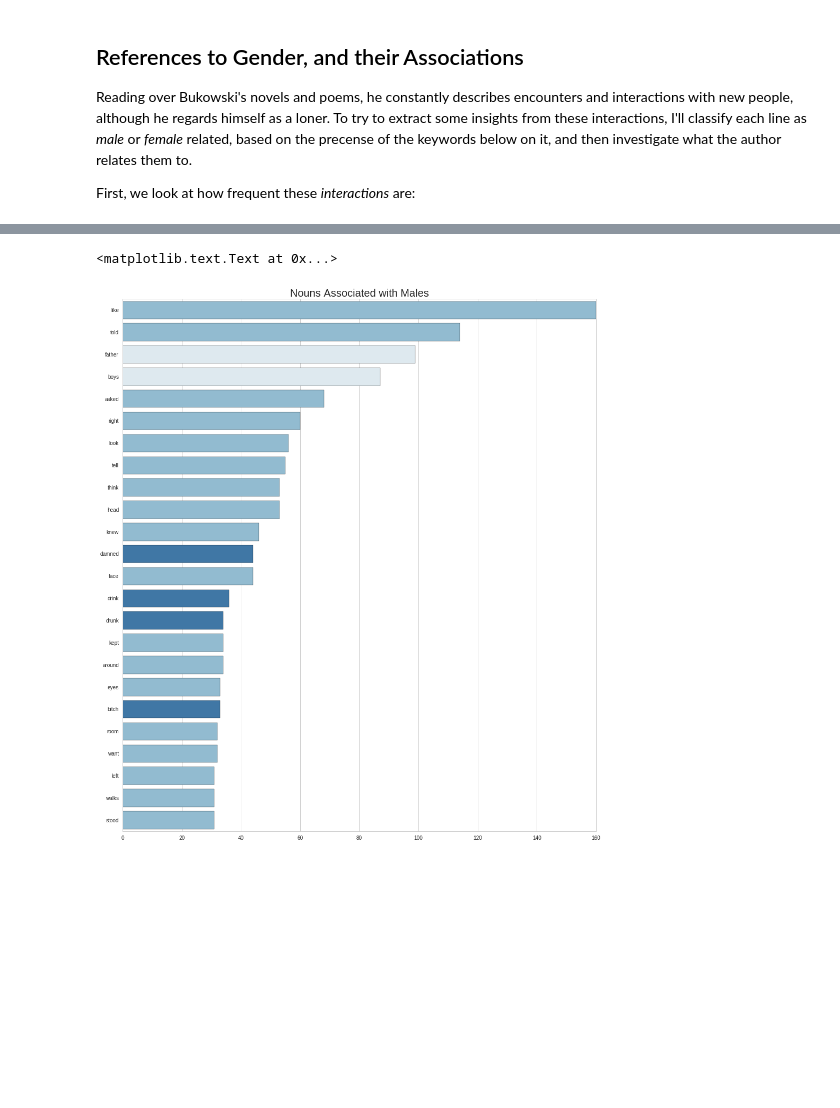
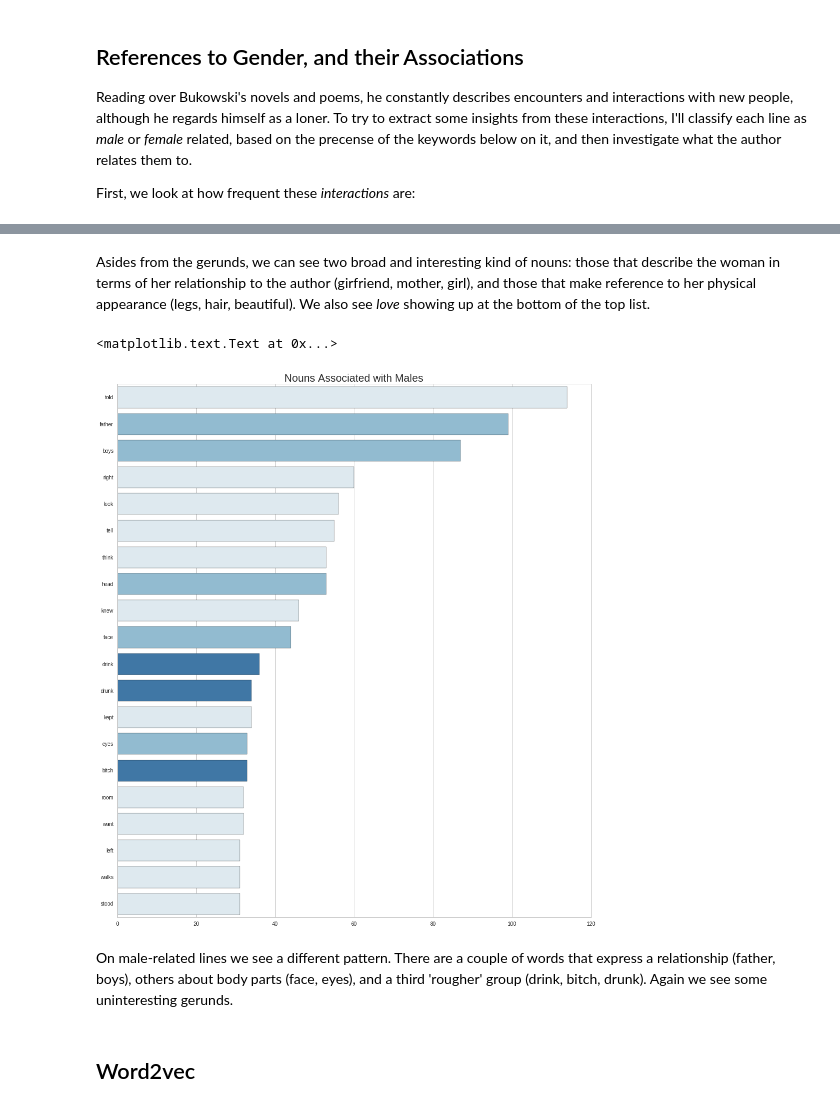
Before and after one commit to masta-g3/summer_networks, a Jupyter notebook: bukowski_networks/sentiment_bukowski.ipynb, the cells around one changed output, grey strips where cells are left out. Saved outputs shown, nothing was run; the diff lists cells and outputs as text; code cells hidden in the pictures; blank space fills up the shorter version.

```diff
--- a/bukowski_networks/sentiment_bukowski.ipynb
+++ b/bukowski_networks/sentiment_bukowski.ipynb
@@ -111,11 +115,11 @@ About 15% of the lines make reference to some sort of human interaction. I expec
 # %%
 f_words = pd.DataFrame({ \
-    'word' : [pair[0][0] for pair in f_counts.most_common() if ('N' in pair[0][1] and pair[1] > 30)], \
-    'count' : [pair[1] for pair in f_counts.most_common() if ('N' in pair[0][1] and pair[1] > 30)] \
+    'word' : [pair[0][0] for pair in f_counts.most_common() if ('NN' in pair[0][1] and pair[1] > 30)], \
+    'count' : [pair[1] for pair in f_counts.most_common() if ('NN' in pair[0][1] and pair[1] > 30)] \
                        })
 
 ## Manual word labels.
-f_words['type'] = [1,1,1,1,1,1,0,0,1,1,0,0,0,2,2,0,2,2,0,1]
+f_words['type'] = [1,1,1,1,1,1,0,1,1,0,0,2,2,0,2,2,0,1]
 
 ## Get only non-neutral words.
 ix = f_words.word
@@ -136,25 +140,31 @@ plt.xlabel('')
+# %% [markdown]
+Asides from the gerunds, we can see two broad and interesting kind of nouns: those that describe the woman in terms of her relationship to the author (girfriend, mother, girl), and those that make reference to her physical appearance (legs, hair, beautiful). We also see *love* showing up at the bottom of the top list.
 # %%
 m_words = pd.DataFrame({ \
-    'word' : [pair[0][0] for pair in m_counts.most_common() if ('N' in pair[0][1] and pair[1] > 30)], \
-    'count' : [pair[1] for pair in m_counts.most_common() if ('N' in pair[0][1] and pair[1] > 30)] \
+    'word' : [pair[0][0] for pair in m_counts.most_common() if ('NN' in pair[0][1] and pair[1] > 30)], \
+    'count' : [pair[1] for pair in m_counts.most_common() if ('NN' in pair[0][1] and pair[1] > 30)] \
                        })
 
 ## Manual word labels.
-m_words['type'] = [1,1,2,2,1,1,1,1,1,1,1,0,1,0,0,1,1,1,0,1,1,1,1,1]
+m_words['type'] = [2,1,1,2,2,2,2,1,2,1,0,0,2,1,0,2,2,2,2,2]
 
 ## Get only non-neutral words.
 ix = m_words.word
 m_words = m_words.pivot(index='word', columns='type', values='count').reindex(ix)
 
 i=0
 for col in m_words.columns:
     sns.barplot(x=col, y='word', data=m_words.reset_index(), \
                 color=palette[-i-1], order=m_words.index)
     i+=1
 
 plt.title('Nouns Associated with Males')
 plt.ylabel('')
 plt.xlabel('')
 # %% [output]
 <matplotlib.text.Text at 0x...>
-[figure, old version]
+[figure, new version]
+# %% [markdown]
+On male-related lines we see a different pattern. There are a couple of words that express a relationship (father, boys), others about body parts (face, eyes), and a third 'rougher' group (drink, bitch, drunk). Again we see some uninteresting gerunds.
+# %% [markdown]
+## Word2vec
```
Also changed, not shown: parts of 11 cells of this notebook, 5 other files.
